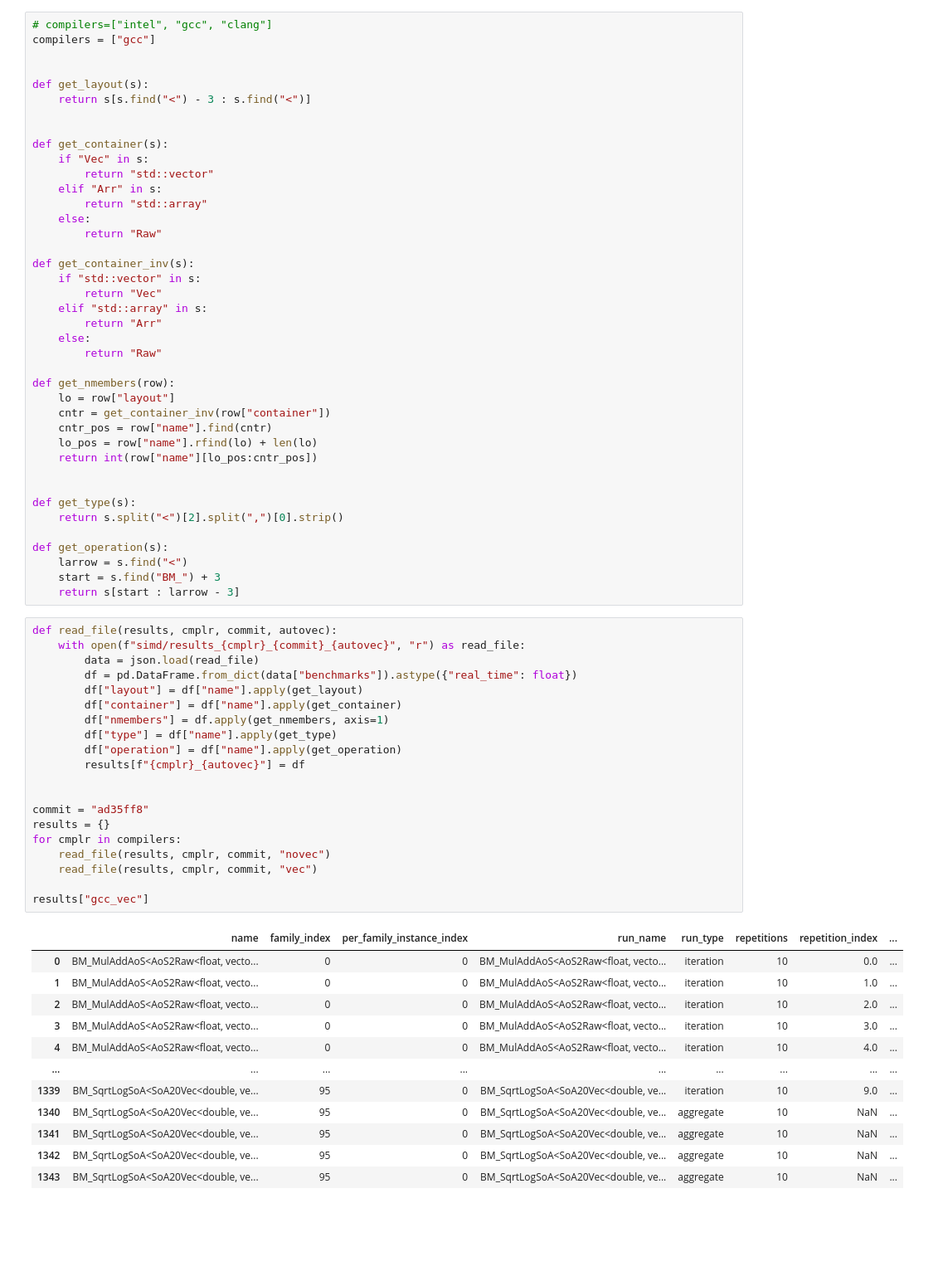
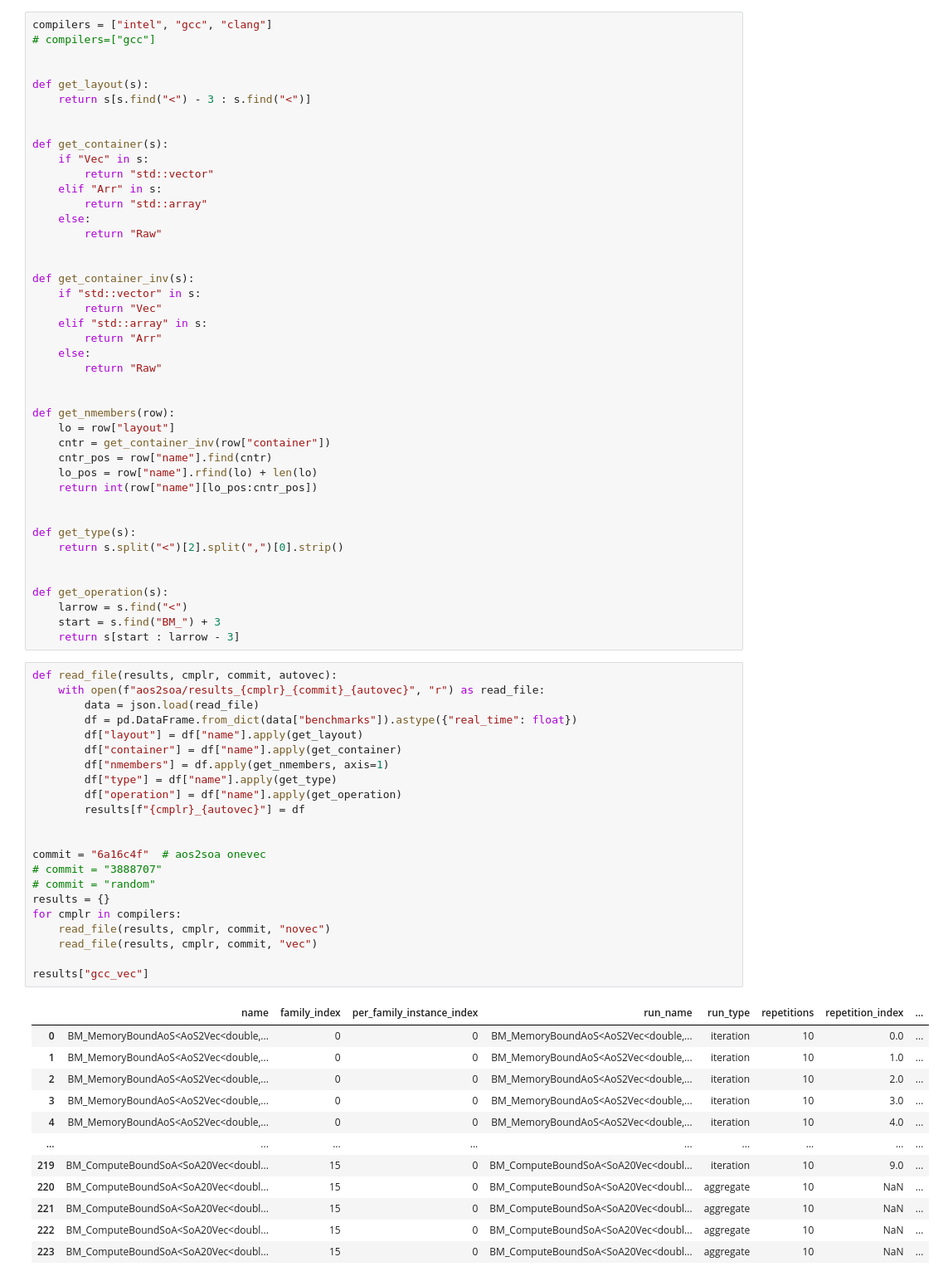
Before and after one commit to cern-nextgen/reflmempp, a Jupyter notebook: motivation/results/plot_results.ipynb, the cells around one changed output. Shown at 83% size. Saved outputs shown, nothing was run; the diff lists cells and outputs as text; blank space fills up the shorter version.

```diff
--- a/motivation/results/plot_results.ipynb
+++ b/motivation/results/plot_results.ipynb
@@ -9,6 +10,6 @@ import json
 # %%
-# compilers=["intel", "gcc", "clang"]
-compilers = ["gcc"]
+compilers = ["intel", "gcc", "clang"]
+# compilers=["gcc"]
 
 
 def get_layout(s):
@@ -23,6 +24,7 @@ def get_container(s):
     else:
         return "Raw"
 
+
 def get_container_inv(s):
     if "std::vector" in s:
         return "Vec"
@@ -30,6 +32,7 @@ def get_container_inv(s):
         return "Arr"
     else:
         return "Raw"
+
 
 def get_nmembers(row):
     lo = row["layout"]
@@ -42,40 +45,43 @@ def get_nmembers(row):
 def get_type(s):
     return s.split("<")[2].split(",")[0].strip()
 
+
 def get_operation(s):
     larrow = s.find("<")
     start = s.find("BM_") + 3
     return s[start : larrow - 3]
 # %%
 def read_file(results, cmplr, commit, autovec):
-    with open(f"simd/results_{cmplr}_{commit}_{autovec}", "r") as read_file:
+    with open(f"aos2soa/results_{cmplr}_{commit}_{autovec}", "r") as read_file:
         data = json.load(read_file)
         df = pd.DataFrame.from_dict(data["benchmarks"]).astype({"real_time": float})
         df["layout"] = df["name"].apply(get_layout)
         df["container"] = df["name"].apply(get_container)
         df["nmembers"] = df.apply(get_nmembers, axis=1)
         df["type"] = df["name"].apply(get_type)
         df["operation"] = df["name"].apply(get_operation)
         results[f"{cmplr}_{autovec}"] = df
 
 
-commit = "ad35ff8"
+commit = "6a16c4f"  # aos2soa onevec
+# commit = "3888707"
+# commit = "random"
 results = {}
 for cmplr in compilers:
     read_file(results, cmplr, commit, "novec")
     read_file(results, cmplr, commit, "vec")
 
 results["gcc_vec"]
 # %% [output]
 |  | name | family_index | per_family_instance_index | run_name | run_type | repetitions | repetition_index | ... |
-| 0 | BM_MulAddAoS<AoS2Raw<float, vecto... | 0 | 0 | BM_MulAddAoS<AoS2Raw<float, vecto... | iteration | 10 | 0.0 | ... |
-| 1 | BM_MulAddAoS<AoS2Raw<float, vecto... | 0 | 0 | BM_MulAddAoS<AoS2Raw<float, vecto... | iteration | 10 | 1.0 | ... |
-| 2 | BM_MulAddAoS<AoS2Raw<float, vecto... | 0 | 0 | BM_MulAddAoS<AoS2Raw<float, vecto... | iteration | 10 | 2.0 | ... |
-| 3 | BM_MulAddAoS<AoS2Raw<float, vecto... | 0 | 0 | BM_MulAddAoS<AoS2Raw<float, vecto... | iteration | 10 | 3.0 | ... |
-| 4 | BM_MulAddAoS<AoS2Raw<float, vecto... | 0 | 0 | BM_MulAddAoS<AoS2Raw<float, vecto... | iteration | 10 | 4.0 | ... |
+| 0 | BM_MemoryBoundAoS<AoS2Vec<double,... | 0 | 0 | BM_MemoryBoundAoS<AoS2Vec<double,... | iteration | 10 | 0.0 | ... |
+| 1 | BM_MemoryBoundAoS<AoS2Vec<double,... | 0 | 0 | BM_MemoryBoundAoS<AoS2Vec<double,... | iteration | 10 | 1.0 | ... |
+| 2 | BM_MemoryBoundAoS<AoS2Vec<double,... | 0 | 0 | BM_MemoryBoundAoS<AoS2Vec<double,... | iteration | 10 | 2.0 | ... |
+| 3 | BM_MemoryBoundAoS<AoS2Vec<double,... | 0 | 0 | BM_MemoryBoundAoS<AoS2Vec<double,... | iteration | 10 | 3.0 | ... |
+| 4 | BM_MemoryBoundAoS<AoS2Vec<double,... | 0 | 0 | BM_MemoryBoundAoS<AoS2Vec<double,... | iteration | 10 | 4.0 | ... |
 | ... | ... | ... | ... | ... | ... | ... | ... | ... |
-| 1339 | BM_SqrtLogSoA<SoA20Vec<double, ve... | 95 | 0 | BM_SqrtLogSoA<SoA20Vec<double, ve... | iteration | 10 | 9.0 | ... |
-| 1340 | BM_SqrtLogSoA<SoA20Vec<double, ve... | 95 | 0 | BM_SqrtLogSoA<SoA20Vec<double, ve... | aggregate | 10 | NaN | ... |
-| 1341 | BM_SqrtLogSoA<SoA20Vec<double, ve... | 95 | 0 | BM_SqrtLogSoA<SoA20Vec<double, ve... | aggregate | 10 | NaN | ... |
-| 1342 | BM_SqrtLogSoA<SoA20Vec<double, ve... | 95 | 0 | BM_SqrtLogSoA<SoA20Vec<double, ve... | aggregate | 10 | NaN | ... |
-| 1343 | BM_SqrtLogSoA<SoA20Vec<double, ve... | 95 | 0 | BM_SqrtLogSoA<SoA20Vec<double, ve... | aggregate | 10 | NaN | ... |
+| 219 | BM_ComputeBoundSoA<SoA20Vec<doubl... | 15 | 0 | BM_ComputeBoundSoA<SoA20Vec<doubl... | iteration | 10 | 9.0 | ... |
+| 220 | BM_ComputeBoundSoA<SoA20Vec<doubl... | 15 | 0 | BM_ComputeBoundSoA<SoA20Vec<doubl... | aggregate | 10 | NaN | ... |
+| 221 | BM_ComputeBoundSoA<SoA20Vec<doubl... | 15 | 0 | BM_ComputeBoundSoA<SoA20Vec<doubl... | aggregate | 10 | NaN | ... |
+| 222 | BM_ComputeBoundSoA<SoA20Vec<doubl... | 15 | 0 | BM_ComputeBoundSoA<SoA20Vec<doubl... | aggregate | 10 | NaN | ... |
+| 223 | BM_ComputeBoundSoA<SoA20Vec<doubl... | 15 | 0 | BM_ComputeBoundSoA<SoA20Vec<doubl... | aggregate | 10 | NaN | ... |
```
Also changed, not shown: parts of 33 cells of this notebook.
